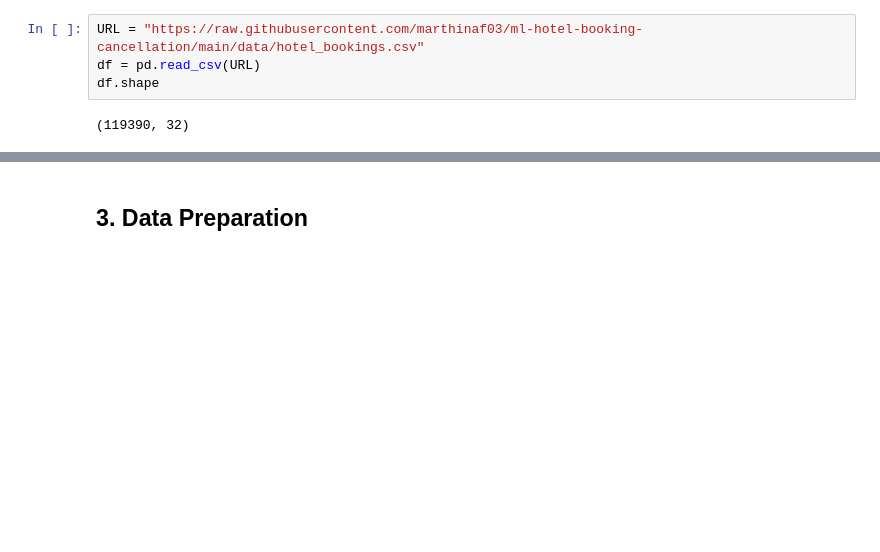
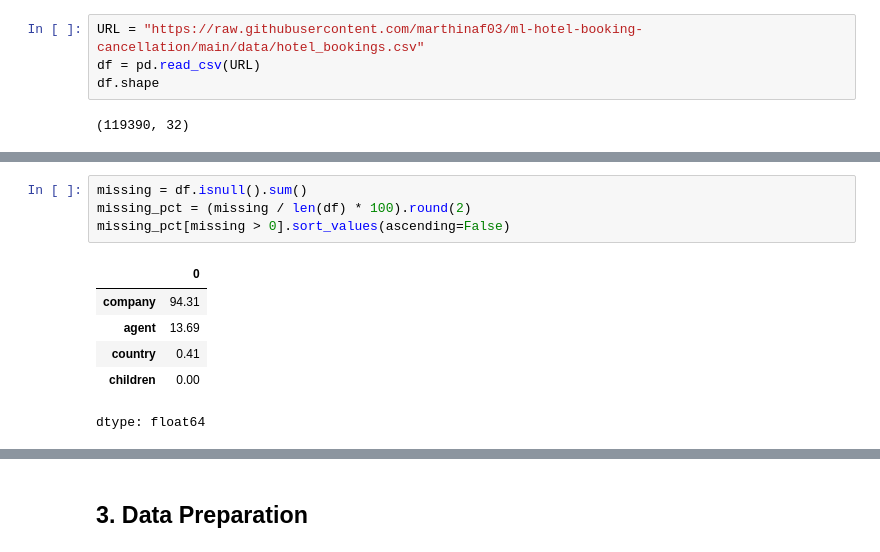
Before and after one commit to marthinaf03/ml-hotel-booking-cancellation, a Jupyter notebook: hotel_booking_cancellation.ipynb, the cells around one changed output, grey strips where cells are left out. Saved outputs shown, nothing was run; the diff lists cells and outputs as text; blank space fills up the shorter version.

```diff
--- a/hotel_booking_cancellation.ipynb
+++ b/hotel_booking_cancellation.ipynb
@@ -39,0 +82,11 @@ df.shape
+# %%
+missing = df.isnull().sum()
+missing_pct = (missing / len(df) * 100).round(2)
+missing_pct[missing > 0].sort_values(ascending=False)
+# %% [output]
+|  | 0 |
+| company | 94.31 |
+| agent | 13.69 |
+| country | 0.41 |
+| children | 0.00 |
+dtype: float64
```
Also changed, not shown: parts of 9 cells of this notebook.
